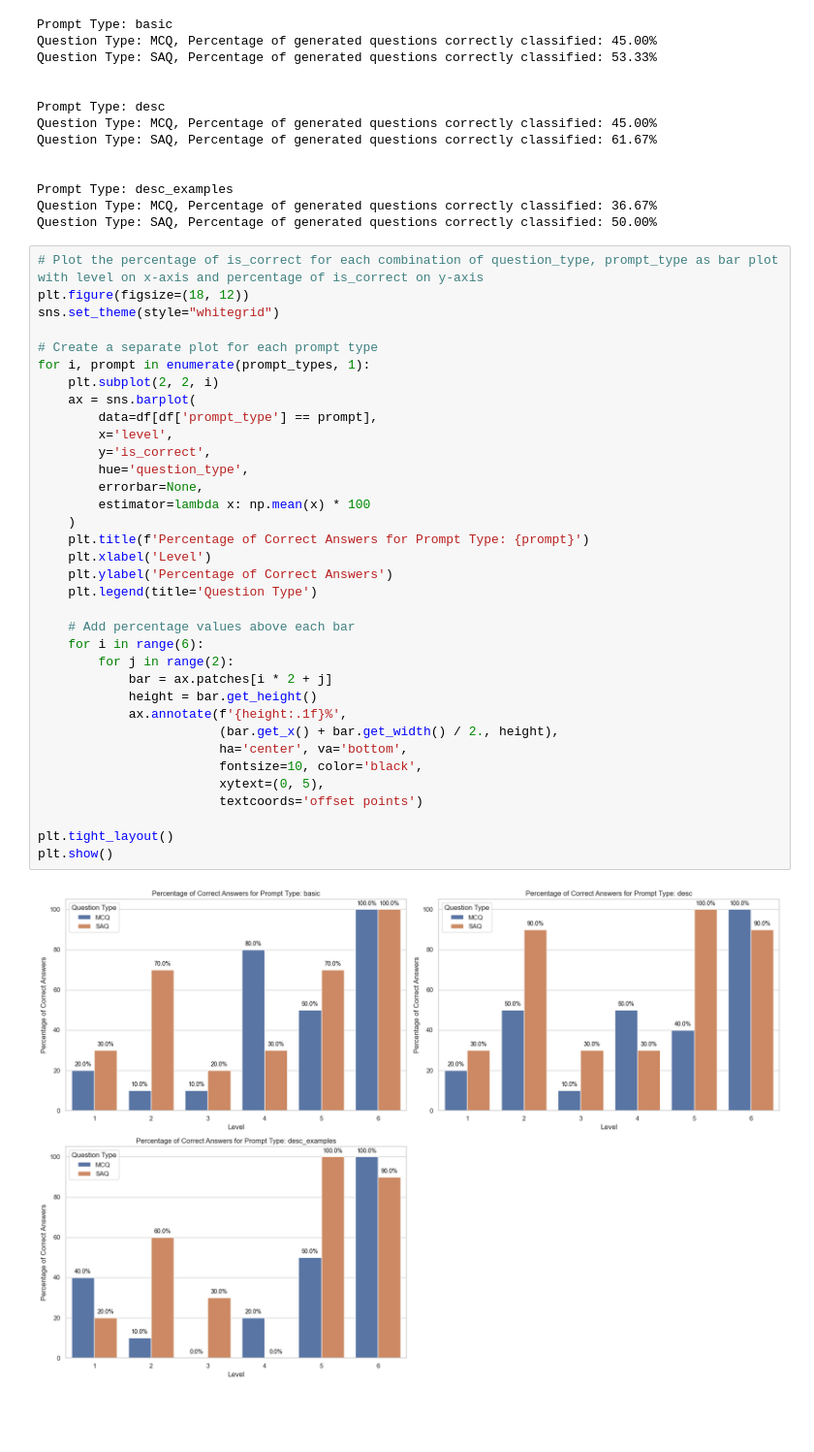
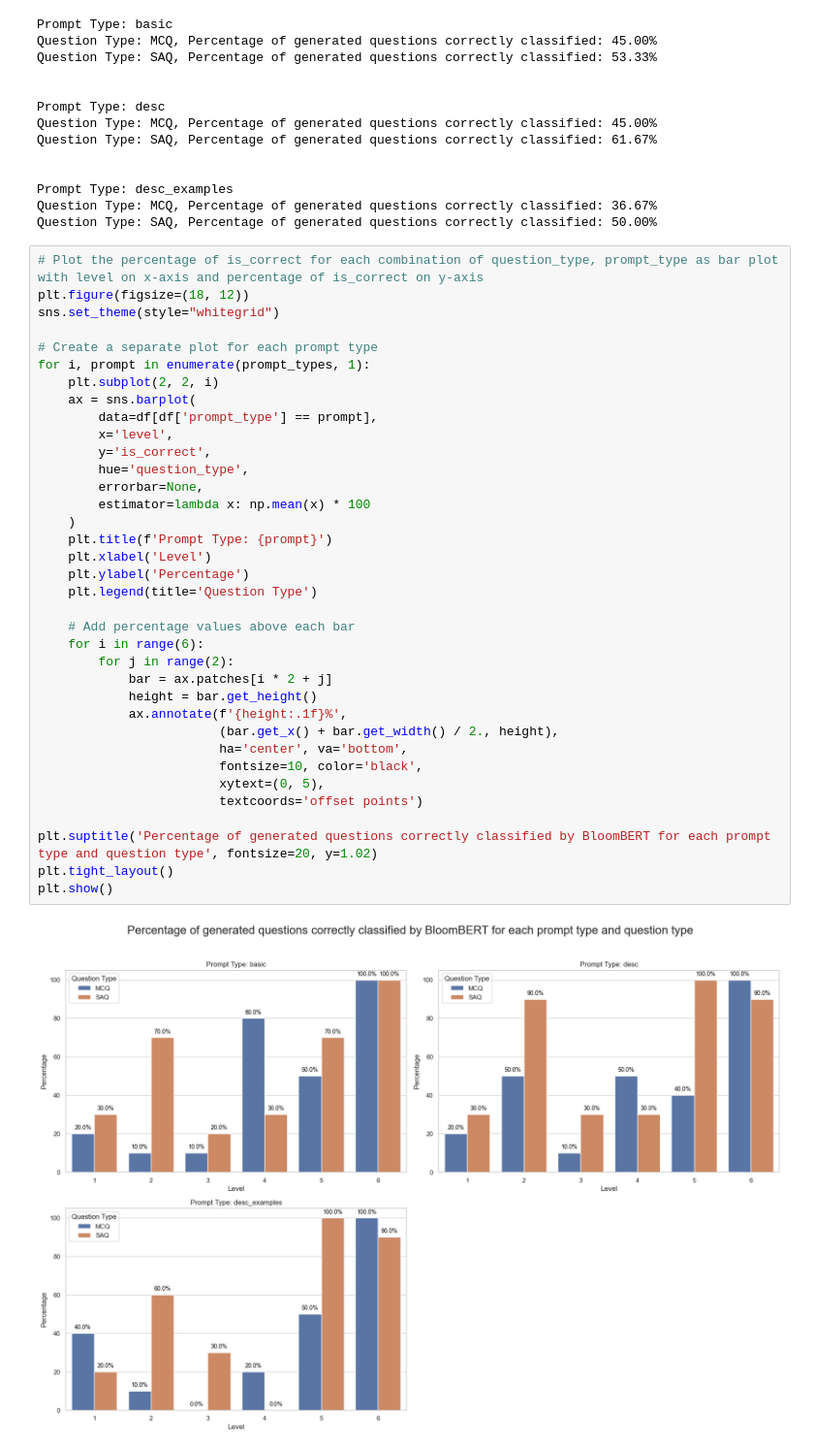
Before and after one commit to schole-ai/content-delivery, a Jupyter notebook: notebooks/bloom.ipynb, the cells around one changed output. Shown at 97% size. Saved outputs shown, nothing was run; the diff lists cells and outputs as text; blank space fills up the shorter version.

Commit message:
update plot titles

```diff
--- a/notebooks/bloom.ipynb
+++ b/notebooks/bloom.ipynb
@@ -126,33 +126,34 @@ sns.set_theme(style="whitegrid")
 
 # Create a separate plot for each prompt type
 for i, prompt in enumerate(prompt_types, 1):
     plt.subplot(2, 2, i)
     ax = sns.barplot(
         data=df[df['prompt_type'] == prompt],
         x='level',
         y='is_correct',
         hue='question_type',
         errorbar=None,
         estimator=lambda x: np.mean(x) * 100
     )
-    plt.title(f'Percentage of Correct Answers for Prompt Type: {prompt}')
+    plt.title(f'Prompt Type: {prompt}')
     plt.xlabel('Level')
-    plt.ylabel('Percentage of Correct Answers')
+    plt.ylabel('Percentage')
     plt.legend(title='Question Type')
 
     # Add percentage values above each bar
     for i in range(6):
         for j in range(2):
             bar = ax.patches[i * 2 + j]
             height = bar.get_height()
             ax.annotate(f'{height:.1f}%',
                         (bar.get_x() + bar.get_width() / 2., height),
                         ha='center', va='bottom',
                         fontsize=10, color='black',
                         xytext=(0, 5),
                         textcoords='offset points')
 
+plt.suptitle('Percentage of generated questions correctly classified by BloomBERT for each prompt type and question type', fontsize=20, y=1.02)
 plt.tight_layout()
 plt.show()
 # %% [output]
-[figure, old version]
+[figure, new version]
```
